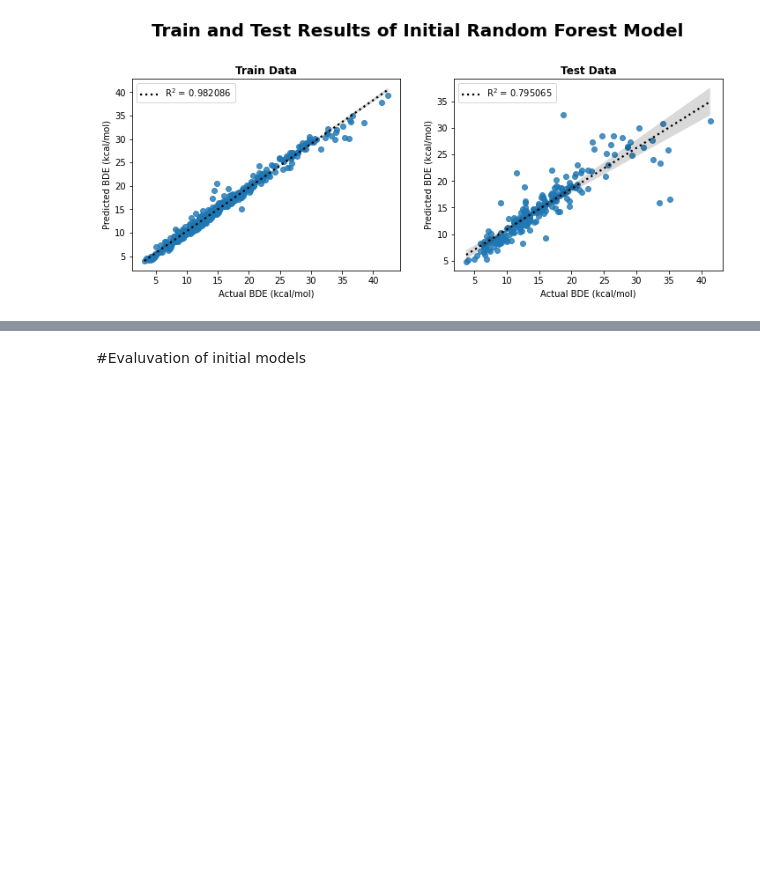
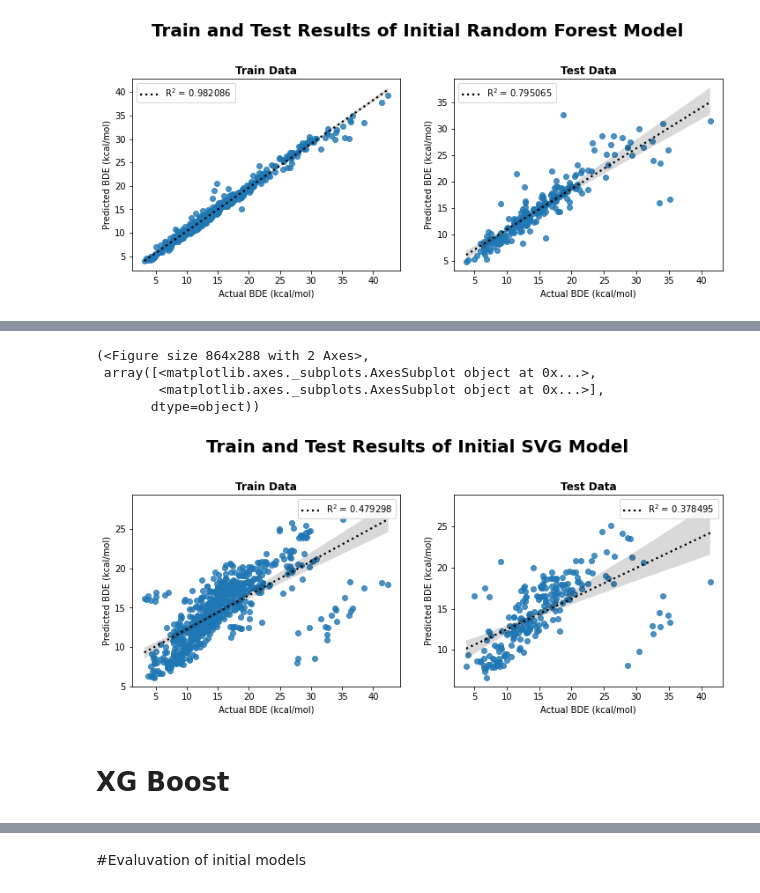
Before and after one commit to sheha919/Cobaltocenium_project, a Jupyter notebook: ml_code.ipynb, the cells around one changed output, grey strips where cells are left out. Drawn from its saved outputs; the diff is of its cells as text; code cells hidden in the pictures; blank space fills up the shorter version.

```diff
--- a/ml_code.ipynb
+++ b/ml_code.ipynb
@@ -451,0 +439,4 @@ train_test_plot('Initial Random Forest Model', rf_pipe)
+# %%
+svg = SVR()
+svg_pipe = make_pipeline(scaler, svg)
+svg_pipe.fit(X_train, y_train)
@@ -451,0 +454,10 @@ train_test_plot('Initial Random Forest Model', rf_pipe)
+# %%
+train_test_plot('Initial SVG Model', svg_pipe)
+# %% [output]
+(<Figure size 864x288 with 2 Axes>,
+ array([<matplotlib.axes._subplots.AxesSubplot object at 0x...>,
+        <matplotlib.axes._subplots.AxesSubplot object at 0x...>],
+       dtype=object))
+[figure, added]
+# %% [markdown]
+# XG Boost
```
Also changed, not shown: parts of 85 cells of this notebook.
